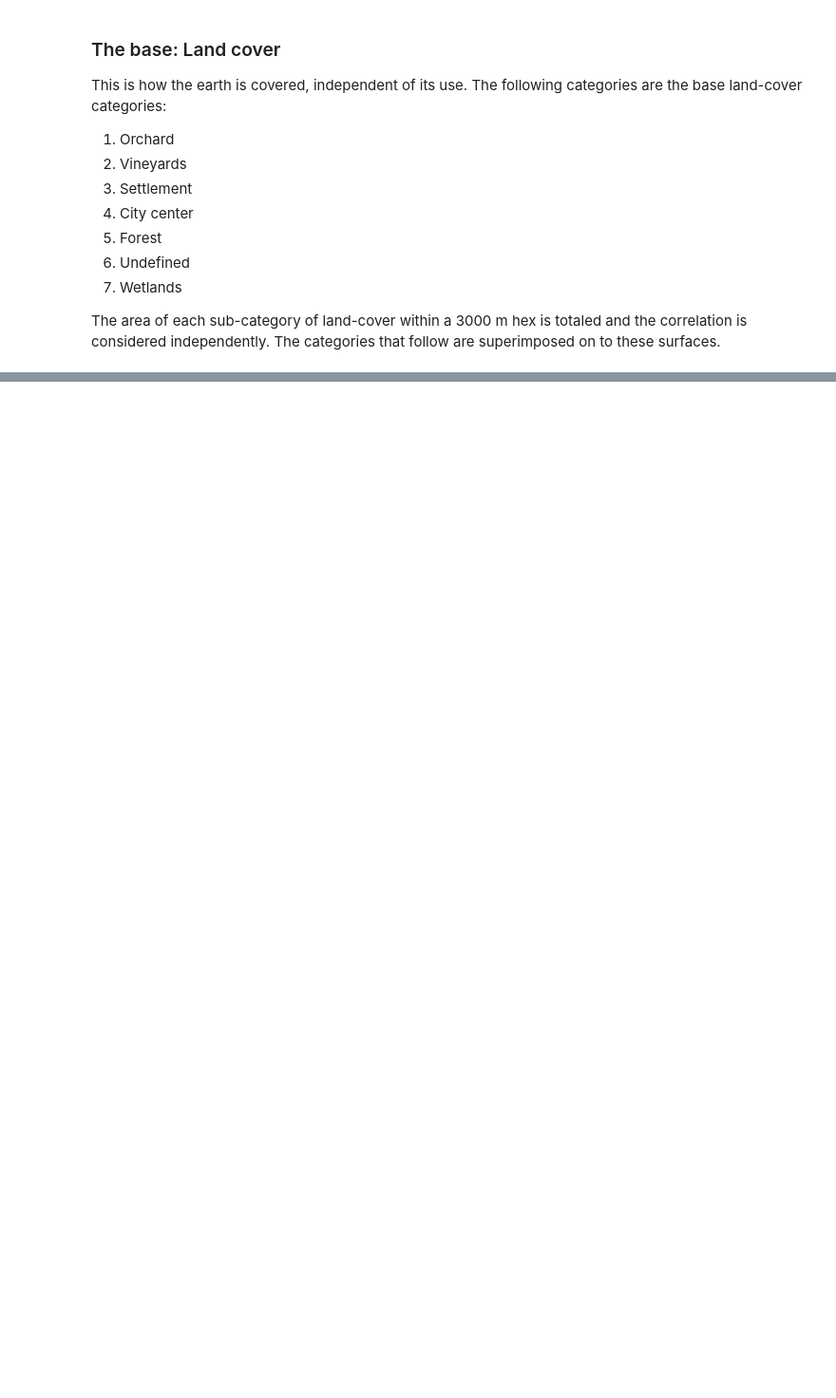
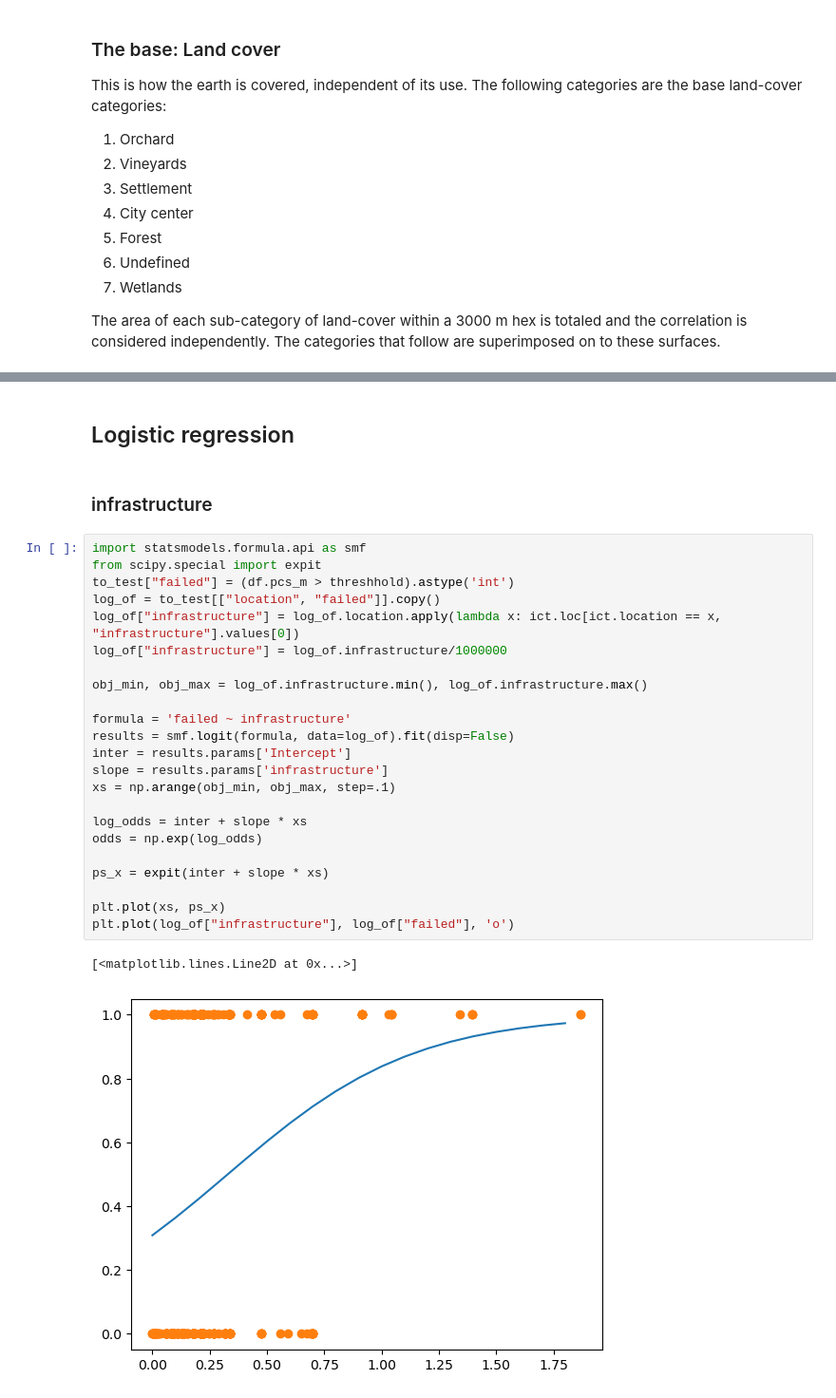
Before and after one commit to hammerdirt-analyst/landuse, a Jupyter notebook: probability.ipynb, the cells around one changed output, grey strips where cells are left out. Shown at 95% size. Cells and saved outputs as stored; diff of their text form; blank space fills up the shorter version.

Commit message:
interim stall

```diff
--- a/probability.ipynb
+++ b/probability.ipynb
@@ -1171,0 +624,30 @@ ict = infrastructure.test_results.test_and_merge(cover=False)
+# %% [markdown]
+## Logistic regression
+# %% [markdown]
+### infrastructure
+# %%
+import statsmodels.formula.api as smf
+from scipy.special import expit
+to_test["failed"] = (df.pcs_m > threshhold).astype('int')
+log_of = to_test[["location", "failed"]].copy()
+log_of["infrastructure"] = log_of.location.apply(lambda x: ict.loc[ict.location == x, "infrastructure"].values[0])
+log_of["infrastructure"] = log_of.infrastructure/1000000
+
+obj_min, obj_max = log_of.infrastructure.min(), log_of.infrastructure.max()
+
+formula = 'failed ~ infrastructure'
+results = smf.logit(formula, data=log_of).fit(disp=False)
+inter = results.params['Intercept']
+slope = results.params['infrastructure']
+xs = np.arange(obj_min, obj_max, step=.1)
+
+log_odds = inter + slope * xs
+odds = np.exp(log_odds)
+
+ps_x = expit(inter + slope * xs)
+
+plt.plot(xs, ps_x)
+plt.plot(log_of["infrastructure"], log_of["failed"], 'o')
+# %% [output]
+[<matplotlib.lines.Line2D at 0x...>]
+[figure, added]
```
Also changed, not shown: parts of 44 cells of this notebook, 12 other files.
